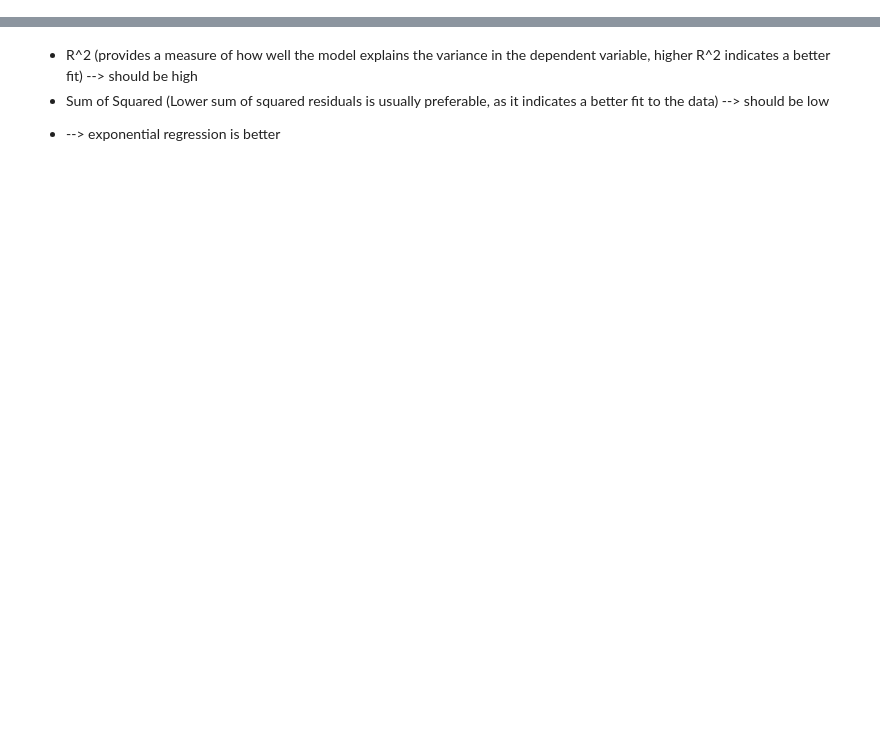
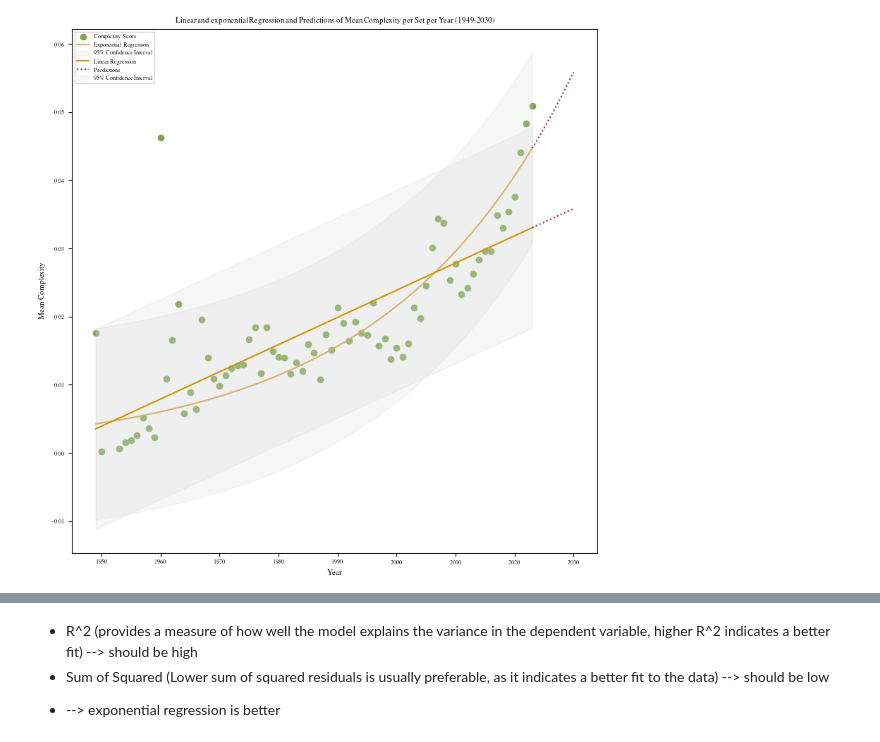
Before and after one commit to eddiebeach99/Data_Literacy, a Jupyter notebook: Analysis/complexity_regression.ipynb, the cells around one changed output, grey strips where cells are left out. Cells and saved outputs as stored; diff of their text form; code cells hidden in the pictures; blank space fills up the shorter version.

```diff
--- a/Analysis/complexity_regression.ipynb
+++ b/Analysis/complexity_regression.ipynb
@@ -145,3 +158,95 @@ exponential_regression_complexity(data)
+# %%
+##### Plot both regressions #####
+
+def regression_complexity(df):
+
+    mean_complexity_per_set_per_year = df.groupby('year')['complexity_score'].mean().reset_index(name='complexity_score')
+
+    # create the plot
+    fig, ax = plt.subplots(1, 1, figsize=(8, 8))
+
+    x = mean_complexity_per_set_per_year['year'].values.reshape(-1, 1)
+    y = mean_complexity_per_set_per_year['complexity_score'].values
+
+    # perform exponential regression using np.polyfit on the logarithm of the data
+    log_y = np.log(y)
+    coefficients_exp = np.polyfit(x.flatten(), log_y, 1)
+    a_exp, b_exp = coefficients_exp
+    y_pred_exp = np.exp(a_exp * x.flatten() + b_exp)
+
+    # plot the original data
+    ax.scatter(x, y, label='Complexity Score', color = rgb.tue_green)
+
+    # plot the fitted exponential curve
+    ax.plot(x, y_pred_exp, linestyle='-', label='Exponential Regression', color = rgb.tue_lightorange)
+
+    # make predictions until 2030
+    x_future_exp = np.arange(2023, 2031)
+    y_future_pred_exp = np.exp(a_exp * x_future_exp + b_exp)
+    ax.plot(x_future_exp, y_future_pred_exp, linestyle=':', color=rgb.tue_red)
+
+    # Calculate standard errors of the coefficients
+    residuals_exp = y - np.exp(a_exp * x.flatten() + b_exp)
+    mse_exp = np.sum(residuals_exp**2)
+    n = len(x)
+    k = 2  # number of parameters in the model
+    se_exp = np.sqrt(mse_exp / (n - k))
+
+    # calculate the confidence intervals
+    t_exp = scipy.stats.t.ppf(0.975, df=n-k)  # two-sided 95% confidence interval t-value
+    lower_bound_exp = y_pred_exp - t_exp * se_exp
+    upper_bound_exp = y_pred_exp + t_exp * se_exp
+
+    # plot the confidence intervals
+    ax.fill_between(x.flatten(), lower_bound_exp, upper_bound_exp, color='lightgray', alpha=0.2, label='95\% Confidence Interval')
+
+    # make linear regression
+    model_linear = LinearRegression().fit(x, y)
+    y_pred_linear = model_linear.predict(x)
+
+    # plot linear regression
+    ax.plot(x, y_pred_linear, linestyle='-', label='Linear Regression', color = rgb.tue_orange)
+
+    # make predictions until 2030
+    x_future_linear = np.arange(2023, 2031).reshape(-1, 1)
+    y_future_pred_linear = model_linear.predict(x_future_linear)
+    ax.plot(x_future_linear, y_future_pred_linear, linestyle=':', color=rgb.tue_red,label='Predictions')
+
+    # calculate the standard error of the estimate
+    residuals_linear = y - y_pred_linear
+    mse_linear = np.sum(residuals_linear**2)
+    n = len(x)
+    k = 2  # number of parameters in the model
+    se_linear = np.sqrt(mse_linear / (n - k))
+
+    # plot standard error
+    #ax1.fill_between(x.flatten(), y_pred - se, y_pred + se, color='lightgrey', alpha=0.5, label='Standard Error')
+
+    # calculate the confidence intervals
+    t_linear = scipy.stats.t.ppf(0.975, df=n-k)  # two-sided 95% confidence interval t-value
+    lower_bound_linear = y_pred_linear - t_linear * se_linear
+    upper_bound_linear = y_pred_linear + t_linear * se_linear
+
+    # plot the confidence intervals
+    ax.fill_between(x.flatten(), lower_bound_linear, upper_bound_linear, color='lightgray', alpha=0.2, label='95\% Confidence Interval')
+
+
+    # add title and labels
+    ax.set_title('Linear and exponential Regression and Predictions of Mean Complexity per Set per Year (1949-2030)')
+    ax.set_xlabel('Year')
+    ax.set_ylabel('Mean Complexity')
+    ax.legend()
+
+
+    # save plot
+    plt.savefig('../Images/Regressions.pdf')
+
+    plt.show()
+
+# call the function
+regression_complexity(data)
+# %% [output]
+[figure, added]
 # %%
 ##### Compare the regressions #####
 
```
Also changed, not shown: parts of 3 cells of this notebook, 4 other files.
